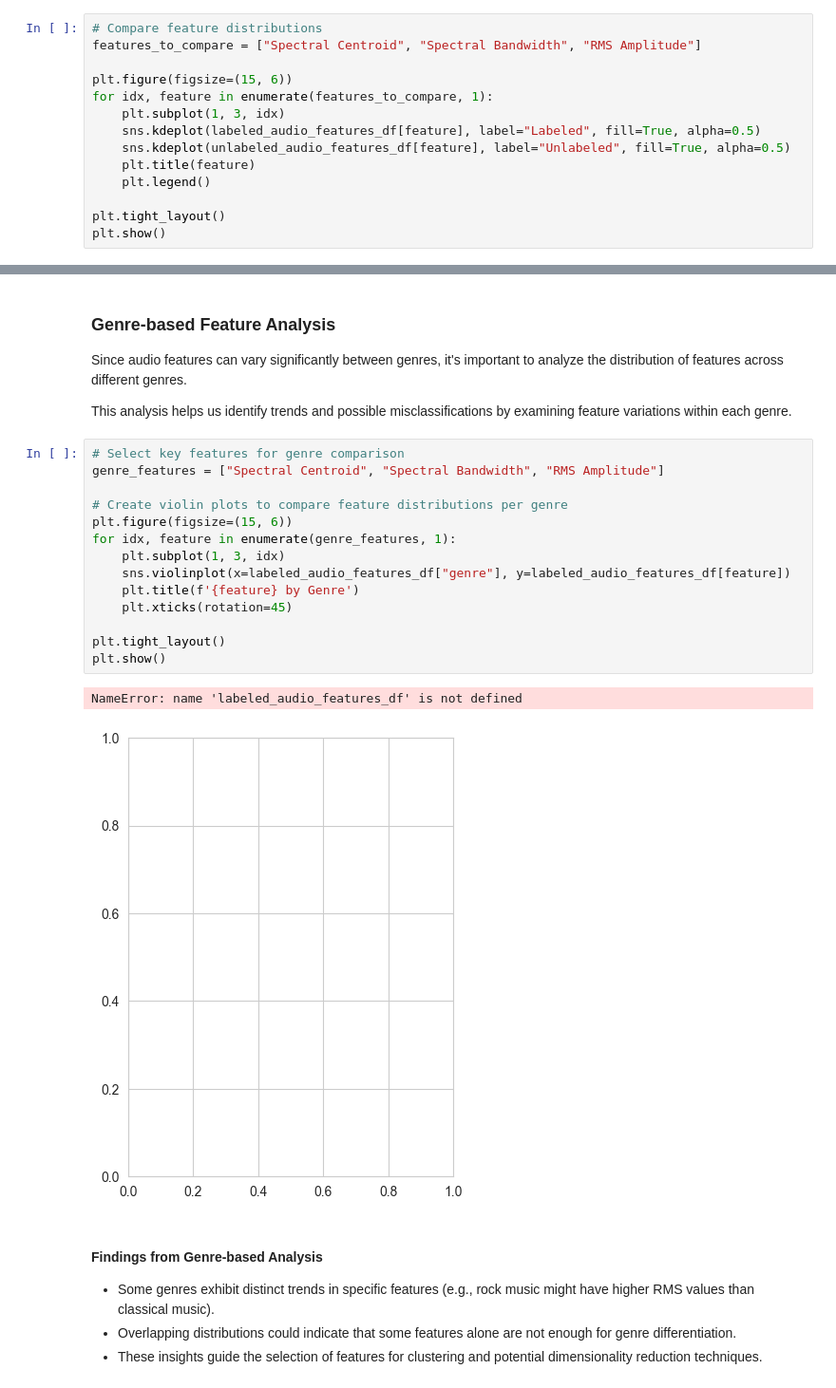
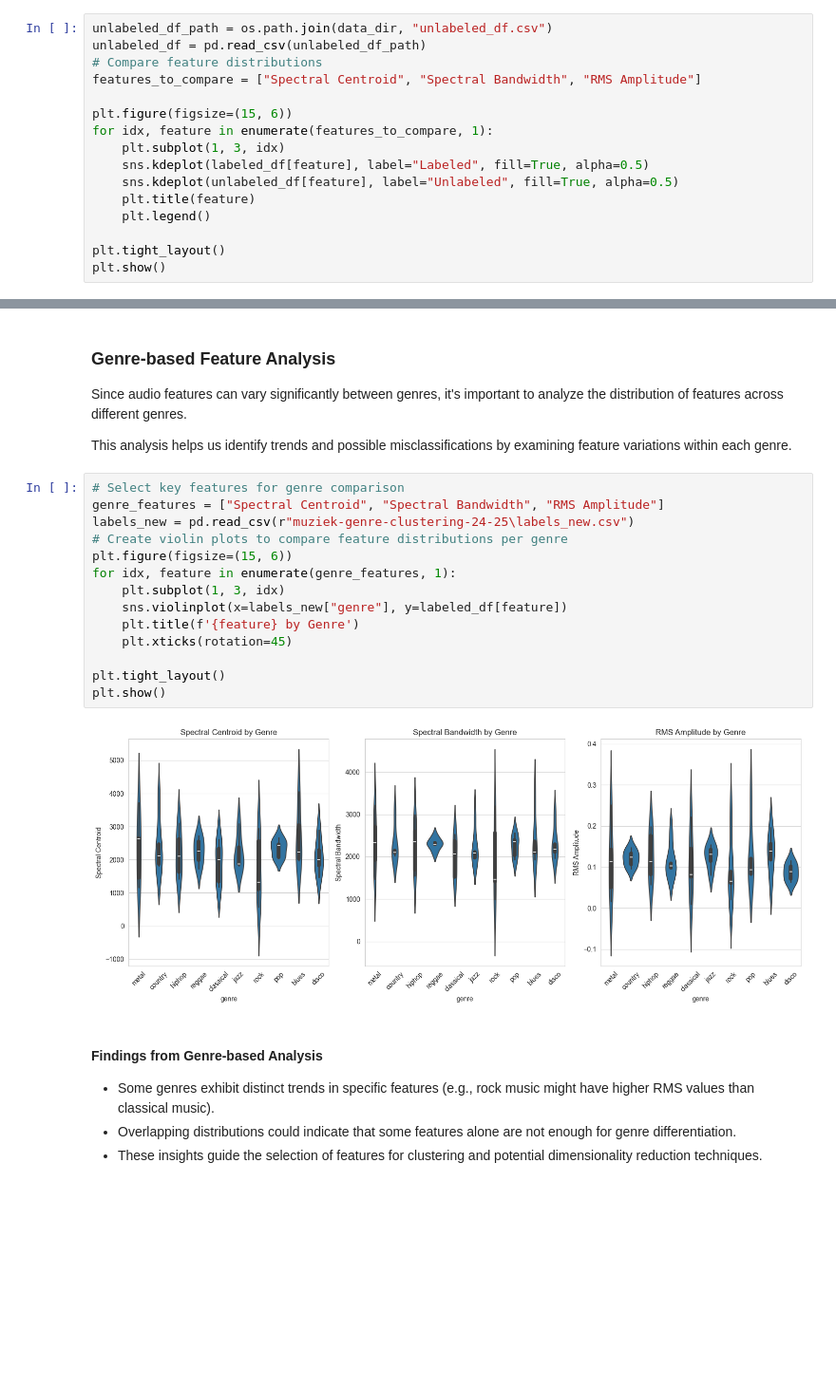
Before and after one commit to Akshay22087249/TurboAdventure, a Jupyter notebook: Main.ipynb, the cells around one changed output, grey strips where cells are left out. Shown at 95% size. Saved outputs shown, nothing was run; the diff lists cells and outputs as text; blank space fills up the shorter version.

```diff
--- a/Main.ipynb
+++ b/Main.ipynb
@@ -427,14 +427,16 @@ In this step, we compare the feature distributions of labeled and unlabeled data
 
 By visualizing the distributions, we can check if the data characteristics are similar or if adjustments are needed.
 # %%
+unlabeled_df_path = os.path.join(data_dir, "unlabeled_df.csv")
+unlabeled_df = pd.read_csv(unlabeled_df_path)
 # Compare feature distributions
 features_to_compare = ["Spectral Centroid", "Spectral Bandwidth", "RMS Amplitude"]
 
 plt.figure(figsize=(15, 6))
 for idx, feature in enumerate(features_to_compare, 1):
     plt.subplot(1, 3, idx)
-    sns.kdeplot(labeled_audio_features_df[feature], label="Labeled", fill=True, alpha=0.5)
-    sns.kdeplot(unlabeled_audio_features_df[feature], label="Unlabeled", fill=True, alpha=0.5)
+    sns.kdeplot(labeled_df[feature], label="Labeled", fill=True, alpha=0.5)
+    sns.kdeplot(unlabeled_df[feature], label="Unlabeled", fill=True, alpha=0.5)
     plt.title(feature)
     plt.legend()
 
@@ -479,20 +480,19 @@ This analysis helps us identify trends and possible misclassifications by examin
 # %%
 # Select key features for genre comparison
 genre_features = ["Spectral Centroid", "Spectral Bandwidth", "RMS Amplitude"]
-
+labels_new = pd.read_csv(r"muziek-genre-clustering-24-25\labels_new.csv")
 # Create violin plots to compare feature distributions per genre
 plt.figure(figsize=(15, 6))
 for idx, feature in enumerate(genre_features, 1):
     plt.subplot(1, 3, idx)
-    sns.violinplot(x=labeled_audio_features_df["genre"], y=labeled_audio_features_df[feature])
+    sns.violinplot(x=labels_new["genre"], y=labeled_df[feature])
     plt.title(f'{feature} by Genre')
     plt.xticks(rotation=45)
 
 plt.tight_layout()
 plt.show()
 # %% [output]
-NameError: name 'labeled_audio_features_df' is not defined
-[figure, old version]
+[figure, new version]
 # %% [markdown]
 #### Findings from Genre-based Analysis
 
```
Also changed, not shown: parts of 2 cells of this notebook.
